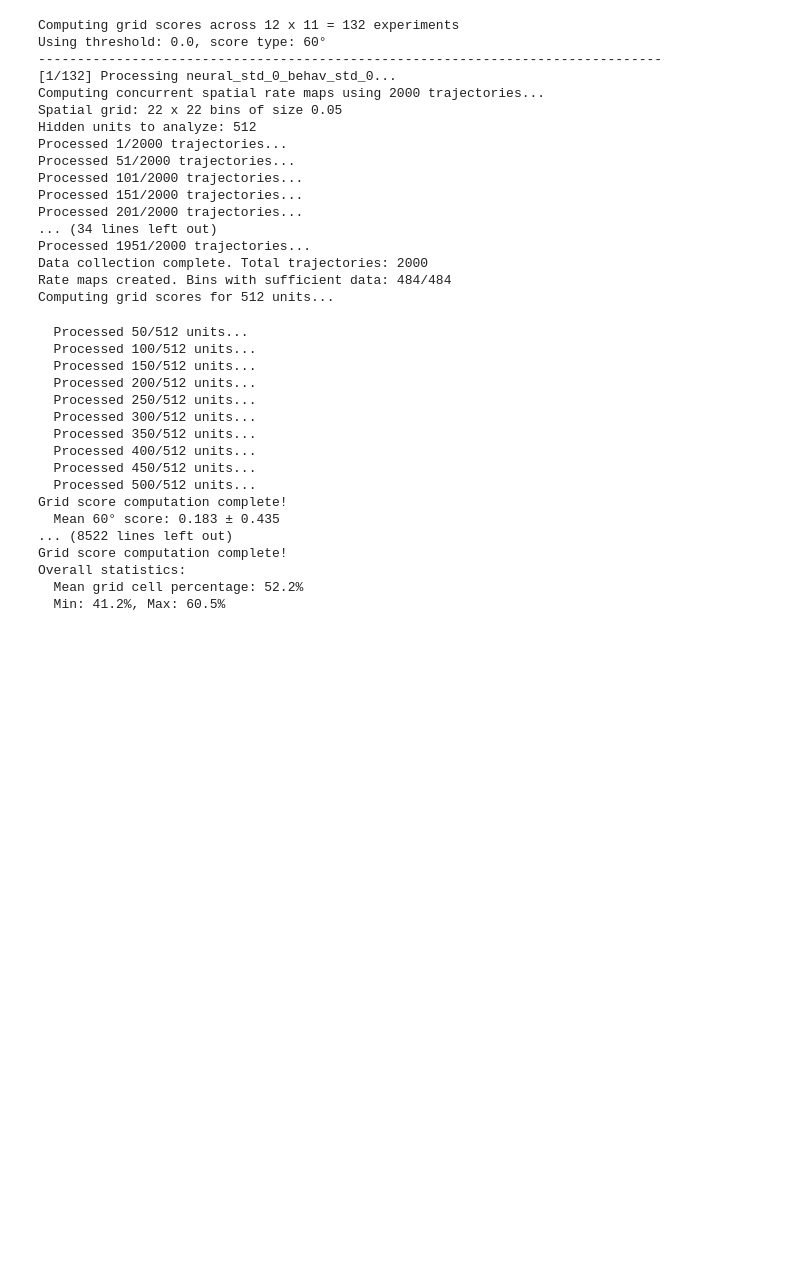
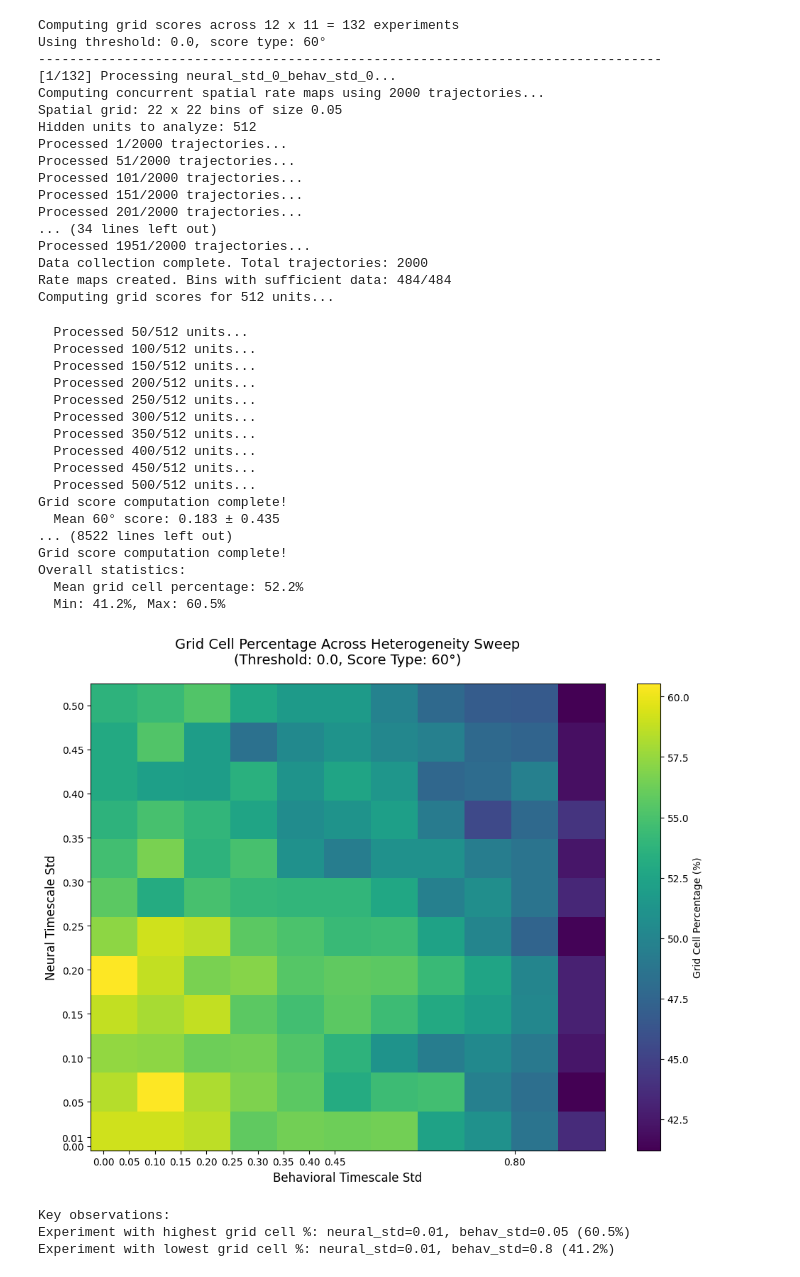
Before and after one commit to geometric-intelligence/timescales, a Jupyter notebook: timescales/notebooks/06_behavioral_vs_neural_timescale_stds.ipynb, the cells around one changed output. Cells and saved outputs as stored; diff of their text form; code cells hidden in the pictures; blank space fills up the shorter version.

Commit message:
learnable timescales

```diff
--- a/timescales/notebooks/06_behavioral_vs_neural_timescale_stds.ipynb
+++ b/timescales/notebooks/06_behavioral_vs_neural_timescale_stds.ipynb
@@ -735,62 +735,76 @@ fig, ax = plt.subplots(1, 1, figsize=(10, 8))
 # Create heatmap
 im = ax.imshow(
     grid_cell_percentages,
-    aspect='auto',
-    cmap='viridis',  # or try 'RdYlGn', 'plasma', 'hot'
-    origin='lower',
+    aspect="auto",
+    cmap="viridis",  # or try 'RdYlGn', 'plasma', 'hot'
+    origin="lower",
     extent=[
-        behav_stds[0] - (behav_stds[1] - behav_stds[0])/2,
-        behav_stds[-1] + (behav_stds[-1] - behav_stds[-2])/2,
-        neural_stds[0] - (neural_stds[1] - neural_stds[0])/2,
-        neural_stds[-1] + (neural_stds[-1] - neural_stds[-2])/2,
+        behav_stds[0] - (behav_stds[1] - behav_stds[0]) / 2,
+        behav_stds[-1] + (behav_stds[-1] - behav_stds[-2]) / 2,
+        neural_stds[0] - (neural_stds[1] - neural_stds[0]) / 2,
+        neural_stds[-1] + (neural_stds[-1] - neural_stds[-2]) / 2,
     ],
-    vmin=0,
-    vmax=100,  # Percentage scale
 )
 
 # Add colorbar
-cbar = plt.colorbar(im, ax=ax, label='Grid Cell Percentage (%)')
+cbar = plt.colorbar(im, ax=ax, label="Grid Cell Percentage (%)")
 
 # Add grid cell percentage values as text
 for i, ns in enumerate(neural_stds):
     for j, bs in enumerate(behav_stds):
         percentage = grid_cell_percentages[i, j]
-        if not np.isnan(percentage):
-            # Choose text color based on background
-            text_color = 'white' if percentage > 50 else 'black'
-            ax.text(
-                bs, ns, f'{percentage:.1f}',
-                ha='center', va='center',
-                color=text_color,
-                fontsize=8,
-                fontweight='bold'
-            )
+        # if not np.isnan(percentage):
+        # Choose text color based on background
+        # text_color = "white" if percentage > 50 else "black"
+        # ax.text(
+        #     bs,
+        #     ns,
+        #     f"{percentage:.1f}",
+        #     ha="center",
+        #     va="center",
+        #     color=text_color,
+        #     fontsize=8,
+        #     fontweight="bold",
+        # )
 
 # Labels and title
-ax.set_xlabel('Behavioral Timescale Std', fontsize=12)
-ax.set_ylabel('Neural Timescale Std', fontsize=12)
+ax.set_xlabel("Behavioral Timescale Std", fontsize=12)
+ax.set_ylabel("Neural Timescale Std", fontsize=12)
 ax.set_title(
-    f'Grid Cell Percentage Across Heterogeneity Sweep\n'
-    f'(Threshold: {grid_score_threshold}, Score Type: {score_type}°)',
+    f"Grid Cell Percentage Across Heterogeneity Sweep\n"
+    f"(Threshold: {grid_score_threshold}, Score Type: {score_type}°)",
     fontsize=14,
-    pad=20
+    pad=20,
 )
 
 # Set tick positions
 ax.set_xticks(behav_stds)
 ax.set_yticks(neural_stds)
 
 plt.tight_layout()
 plt.show()
 
 # Print some insights
 print("Key observations:")
 print(f"Experiment with highest grid cell %: ", end="")
-max_idx = np.unravel_index(np.nanargmax(grid_cell_percentages), grid_cell_percentages.shape)
-print(f"neural_std={neural_stds[max_idx[0]]}, behav_std={behav_stds[max_idx[1]]} "
-      f"({grid_cell_percentages[max_idx]:.1f}%)")
+max_idx = np.unravel_index(
+    np.nanargmax(grid_cell_percentages), grid_cell_percentages.shape
+)
+print(
+    f"neural_std={neural_stds[max_idx[0]]}, behav_std={behav_stds[max_idx[1]]} "
+    f"({grid_cell_percentages[max_idx]:.1f}%)"
+)
 
 print(f"Experiment with lowest grid cell %: ", end="")
-min_idx = np.unravel_index(np.nanargmin(grid_cell_percentages), grid_cell_percentages.shape)
-print(f"neural_std={neural_stds[min_idx[0]]}, behav_std={behav_stds[min_idx[1]]} "
-      f"({grid_cell_percentages[min_idx]:.1f}%)")
+min_idx = np.unravel_index(
+    np.nanargmin(grid_cell_percentages), grid_cell_percentages.shape
+)
+print(
+    f"neural_std={neural_stds[min_idx[0]]}, behav_std={behav_stds[min_idx[1]]} "
+    f"({grid_cell_percentages[min_idx]:.1f}%)"
+)
+# %% [output]
+[figure, added]
+Key observations:
+Experiment with highest grid cell %: neural_std=0.01, behav_std=0.05 (60.5%)
+Experiment with lowest grid cell %: neural_std=0.01, behav_std=0.8 (41.2%)
```
Also changed, not shown: 3 other files.
